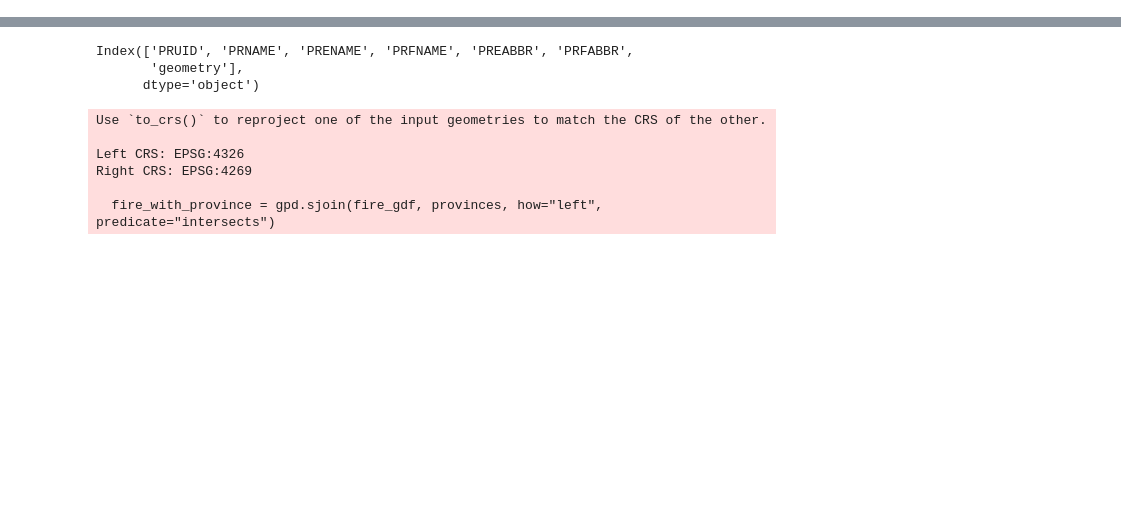
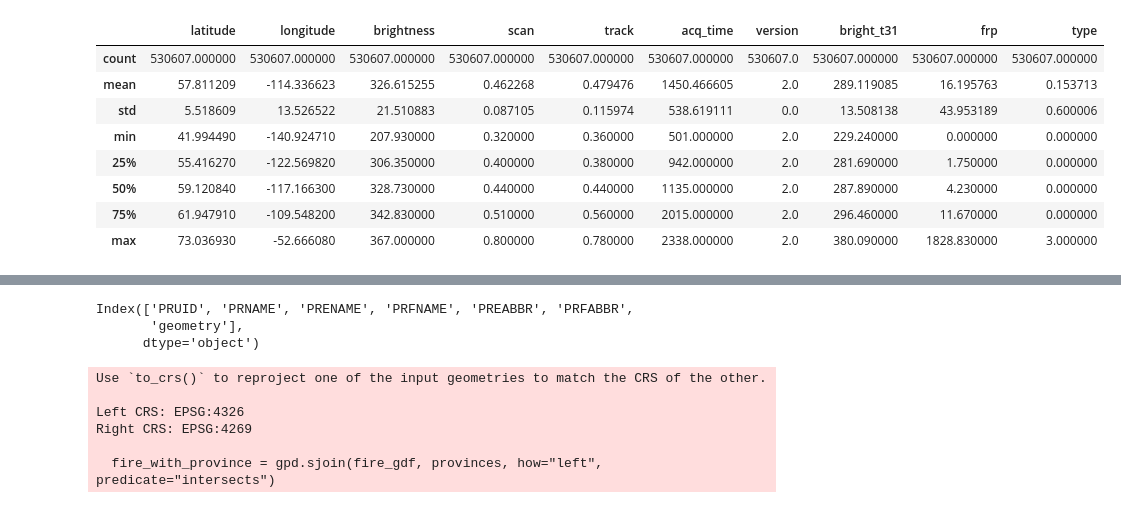
Before and after one commit to aryanballani/orbitx_data, a Jupyter notebook: initial_EDA.ipynb, the cells around one changed output, grey strips where cells are left out. Drawn from its saved outputs; the diff is of its cells as text; code cells hidden in the pictures; blank space fills up the shorter version.

```diff
--- a/initial_EDA.ipynb
+++ b/initial_EDA.ipynb
@@ -29,0 +104,12 @@ SNPP_data.info()
+# %%
+NOAA_20_data.describe()
+# %% [output]
+|  | latitude | longitude | brightness | scan | track | acq_time | version | bright_t31 | frp | type |
+| count | 530607.000000 | 530607.000000 | 530607.000000 | 530607.000000 | 530607.000000 | 530607.000000 | 530607.0 | 530607.000000 | 530607.000000 | 530607.000000 |
+| mean | 57.811209 | -114.336623 | 326.615255 | 0.462268 | 0.479476 | 1450.466605 | 2.0 | 289.119085 | 16.195763 | 0.153713 |
+| std | 5.518609 | 13.526522 | 21.510883 | 0.087105 | 0.115974 | 538.619111 | 0.0 | 13.508138 | 43.953189 | 0.600006 |
+| min | 41.994490 | -140.924710 | 207.930000 | 0.320000 | 0.360000 | 501.000000 | 2.0 | 229.240000 | 0.000000 | 0.000000 |
+| 25% | 55.416270 | -122.569820 | 306.350000 | 0.400000 | 0.380000 | 942.000000 | 2.0 | 281.690000 | 1.750000 | 0.000000 |
+| 50% | 59.120840 | -117.166300 | 328.730000 | 0.440000 | 0.440000 | 1135.000000 | 2.0 | 287.890000 | 4.230000 | 0.000000 |
+| 75% | 61.947910 | -109.548200 | 342.830000 | 0.510000 | 0.560000 | 2015.000000 | 2.0 | 296.460000 | 11.670000 | 0.000000 |
+| max | 73.036930 | -52.666080 | 367.000000 | 0.800000 | 0.780000 | 2338.000000 | 2.0 | 380.090000 | 1828.830000 | 3.000000 |
```
Also changed, not shown: parts of 13 cells of this notebook.
